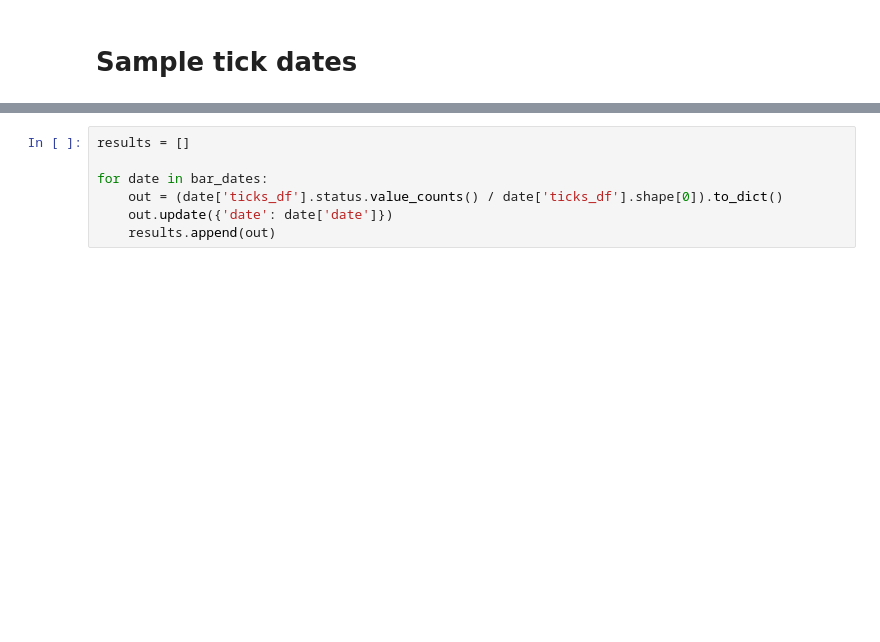
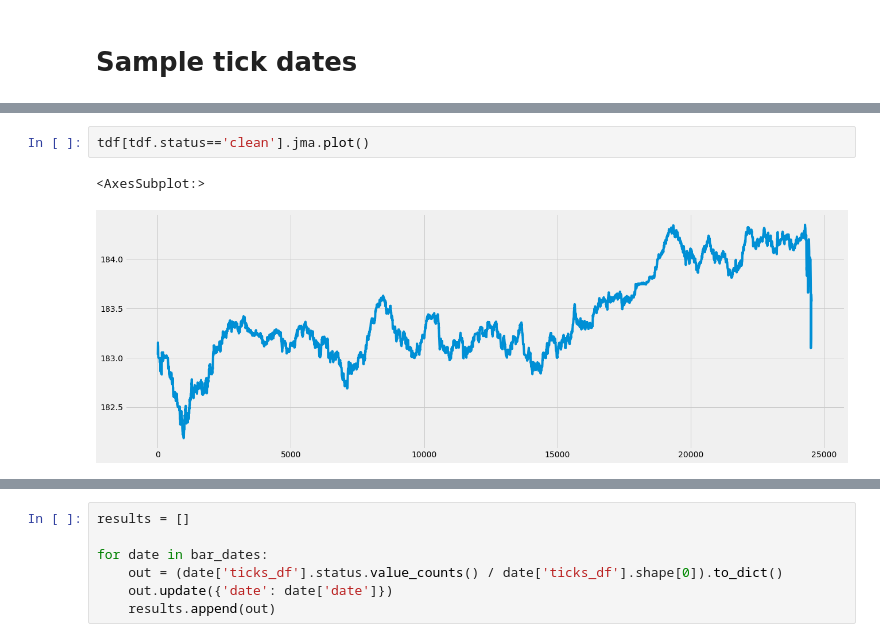
Before and after one commit to bobcolner/pandas-polygon, a Jupyter notebook: nb_bars.ipynb, the cells around one changed output, grey strips where cells are left out. Saved outputs shown, nothing was run; the diff lists cells and outputs as text; blank space fills up the shorter version.

```diff
--- a/nb_bars.ipynb
+++ b/nb_bars.ipynb
@@ -137,0 +154,5 @@ stats_df = bw.bar_dates_stats(stacked_df)
+# %%
+tdf[tdf.status=='clean'].jma.plot()
+# %% [output]
+<AxesSubplot:>
+[figure, added]
```
Also changed, not shown: parts of 39 cells of this notebook, 9 other files.
